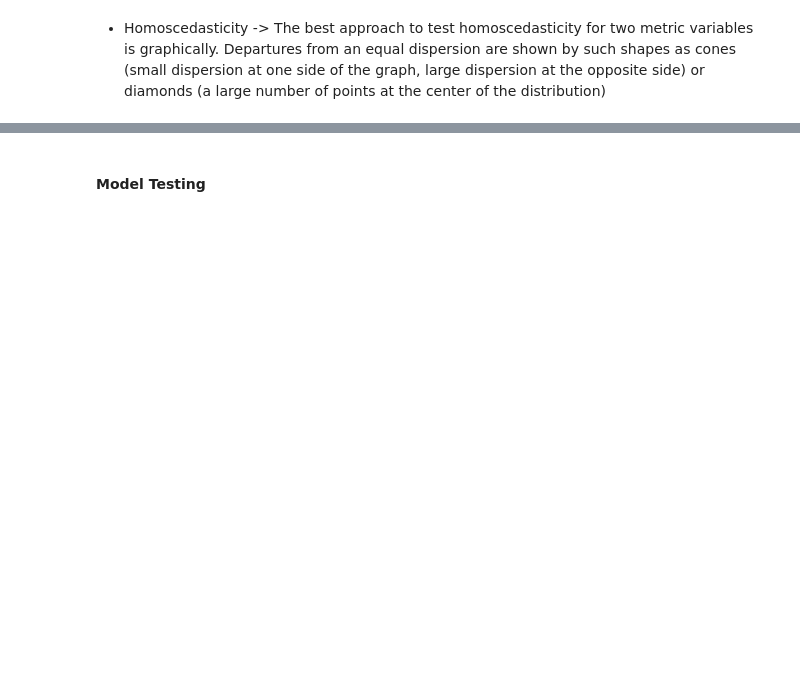
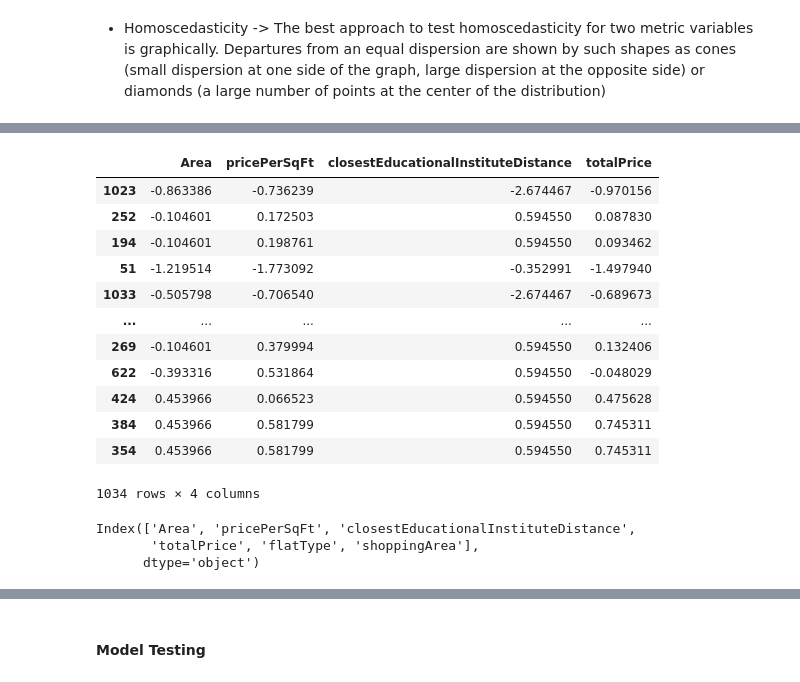
Before and after one commit to roshanrai1304/Real-Estate-Recommendation, a Jupyter notebook: data.ipynb, the cells around one changed output, grey strips where cells are left out. Cells and saved outputs as stored; diff of their text form; code cells hidden in the pictures; blank space fills up the shorter version.

```diff
--- a/data.ipynb
+++ b/data.ipynb
@@ -403,0 +442,10 @@ plt.scatter(df['Price per sq feet'], df['Total price (approx)'])
+# %%
+
+require_scaling = ['Area ', 'Price per sq feet', 'Closest Educational Institute Distance (m)', 'Total price (approx)']
+df_scaled = StandardScaler().fit_transform(df[reuire_scaling].to_numpy())
+require_scaling = ['Area', 'pricePerSqFt', 'closestEducationalInstituteDistance', 'totalPrice']
+df_scaled = pd.DataFrame(df_scaled, columns=require_scaling)
+df.drop(reuire_scaling, axis=1, inplace=True)
+df = pd.concat([df, df_scaled.set_index(df.index)], axis=1)
+# %%
+df.rename(columns = {'Flat type (bhk)': 'flatType', 'Shopping area': 'shoppingArea'}, inplace=True)
@@ -403,0 +456,16 @@ plt.scatter(df['Price per sq feet'], df['Total price (approx)'])
+# %%
+df[require_scaling]
+# %% [output]
+|  | Area | pricePerSqFt | closestEducationalInstituteDistance | totalPrice |
+| 1023 | -0.863386 | -0.736239 | -2.674467 | -0.970156 |
+| 252 | -0.104601 | 0.172503 | 0.594550 | 0.087830 |
+| 194 | -0.104601 | 0.198761 | 0.594550 | 0.093462 |
+| 51 | -1.219514 | -1.773092 | -0.352991 | -1.497940 |
+| 1033 | -0.505798 | -0.706540 | -2.674467 | -0.689673 |
+| ... | ... | ... | ... | ... |
+| 269 | -0.104601 | 0.379994 | 0.594550 | 0.132406 |
+| 622 | -0.393316 | 0.531864 | 0.594550 | -0.048029 |
+| 424 | 0.453966 | 0.066523 | 0.594550 | 0.475628 |
+| 384 | 0.453966 | 0.581799 | 0.594550 | 0.745311 |
+| 354 | 0.453966 | 0.581799 | 0.594550 | 0.745311 |
+1034 rows × 4 columns
@@ -403,0 +476,6 @@ plt.scatter(df['Price per sq feet'], df['Total price (approx)'])
+# %%
+X_feature.columns
+# %% [output]
+Index(['Area', 'pricePerSqFt', 'closestEducationalInstituteDistance',
+       'totalPrice', 'flatType', 'shoppingArea'],
+      dtype='object')
```
Also changed, not shown: parts of 55 cells of this notebook, 1 other file.
